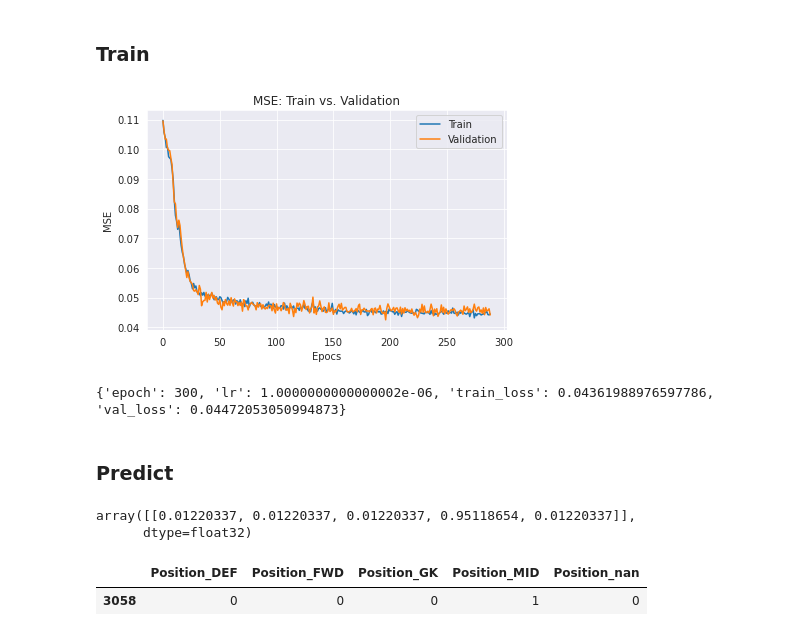
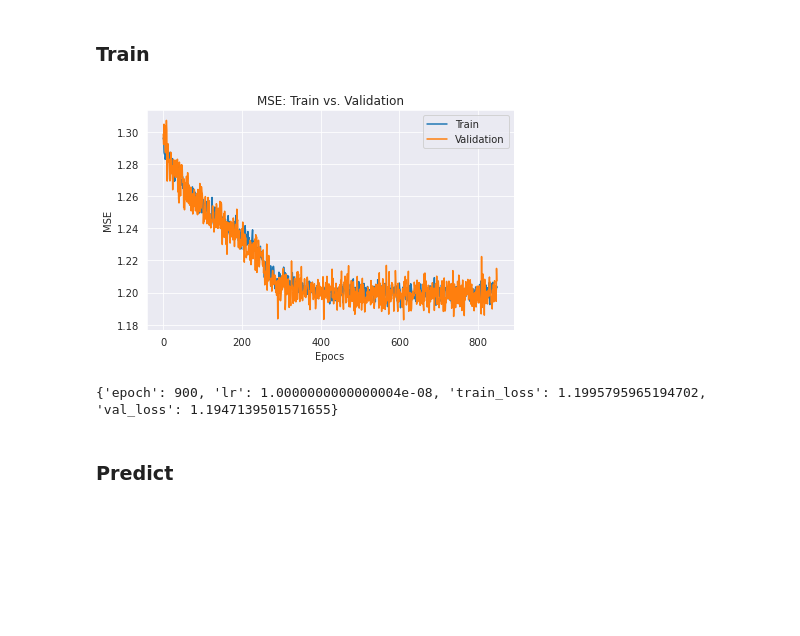
Before and after one commit to adrianmarino/datitos, a Jupyter notebook: tp2/tp2.ipynb, the cells around one changed output. Saved outputs shown, nothing was run; the diff lists cells and outputs as text; code cells hidden in the pictures; blank space fills up the shorter version.

Commit message:
feat: use softmax output and add val metrics

```diff
--- a/tp2/tp2.ipynb
+++ b/tp2/tp2.ipynb
@@ -50,16 +60,20 @@ X_train.shape, y_train.shape, X_val.shape, y_val.shape
 # %% [output]
 ((11136, 32), (11136, 5), (2785, 32), (2785, 5))
 # %%
-class MyModel(Model):
-    def __init__(self, X_train, y_train, n_hidden=100, lr=0.001, dropout=0.1):
+class MyModel(CommonModel):
+    def __init__(self, X_train, y_train, lr=0.001, dropout=0.2):
+        n_hidden_1 = 15
+        n_hidden_2 = 5
         model = Sequential(
-            Linear(X_train.shape[1], n_hidden),
-            ReLU(),
-            Dropout(dropout),
-            Linear(n_hidden, y_train.shape[1]),
-            ReLU(),
-            Dropout(dropout),
+            linear_relu_dropout(X_train.shape[1], n_hidden_1,       dropout),
+            linear_relu_dropout(n_hidden_1,       n_hidden_2,       dropout),
+            linear_relu_dropout(n_hidden_2,       y_train.shape[1], dropout),
             Softmax(dim=1)
         ).to(device=try_gpu())
 
-        super().__init__(model, MSELoss(), Adam(model.parameters(), lr=lr))
+        super().__init__(
+            model            = model,
+            loss             = softmax_cross_entropy_fn,
+            optimizer        = Adam(model.parameters(), lr=lr),
+            conv_pred_out_fn = softmax_pred_out
+        )
@@ -81,21 +100,23 @@ Params:
 # %% [markdown]
 ### Train
 # %%
+model = MyModel(X_train, y_train)
+
 model.fit(
     train_set    = (X_train, y_train),
     val_set      = (X_val, y_val),
     batch_size   = 2000,
-    epochs       = 300,
+    epochs       = 900,
     callback_set = CallbackSet([
         TrainValLossComputer(),
-        PlotLosses(warmup_count=10),
+        PlotLosses(warmup_count=50),
         Logger(metrics=['epoch', 'train_loss', 'val_loss', 'lr']),
-        ReduceLROnPlateau(patience=40)
+        ReduceLROnPlateau(patience=100)
     ])
 )
 # %% [output]
-[figure, old version]
+[figure, new version]
-{'epoch': 300, 'lr': 1.0000000000000002e-06, 'train_loss': 0.04361988976597786, 'val_loss': 0.04472053050994873}
+{'epoch': 900, 'lr': 1.0000000000000004e-08, 'train_loss': 1.1995795965194702, 'val_loss': 1.1947139501571655}
 # %% [markdown]
 ### Predict
 # %%
@@ -104,10 +124,0 @@ first_example_target = y_val.iloc[1:2, :]
-# %%
-model.predict(first_example_feat)
-# %% [output]
-array([[0.01220337, 0.01220337, 0.01220337, 0.95118654, 0.01220337]],
-      dtype=float32)
-# %%
-first_example_target
-# %% [output]
-|  | Position_DEF | Position_FWD | Position_GK | Position_MID | Position_nan |
-| 3058 | 0 | 0 | 0 | 1 | 0 |
```
Also changed, not shown: parts of 5 cells of this notebook, 13 other files.
